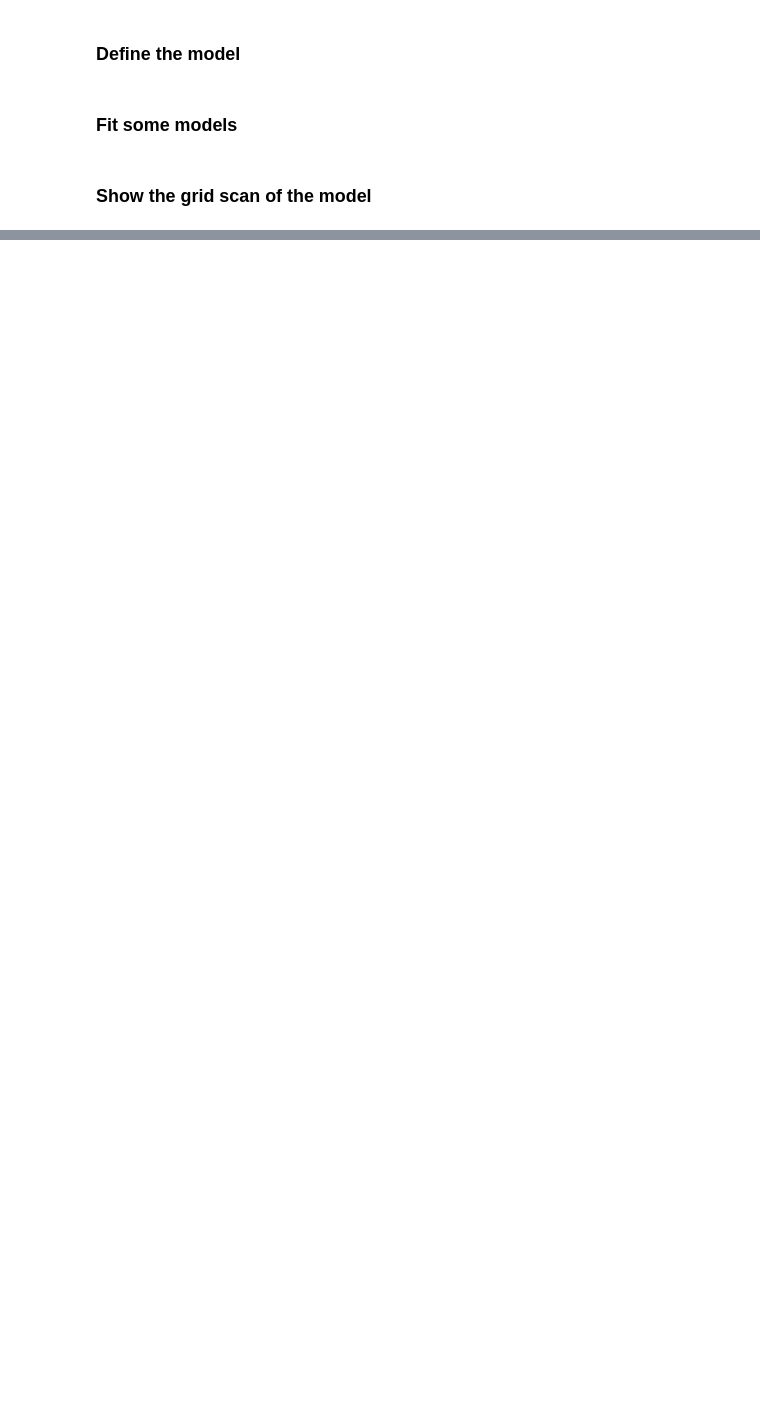
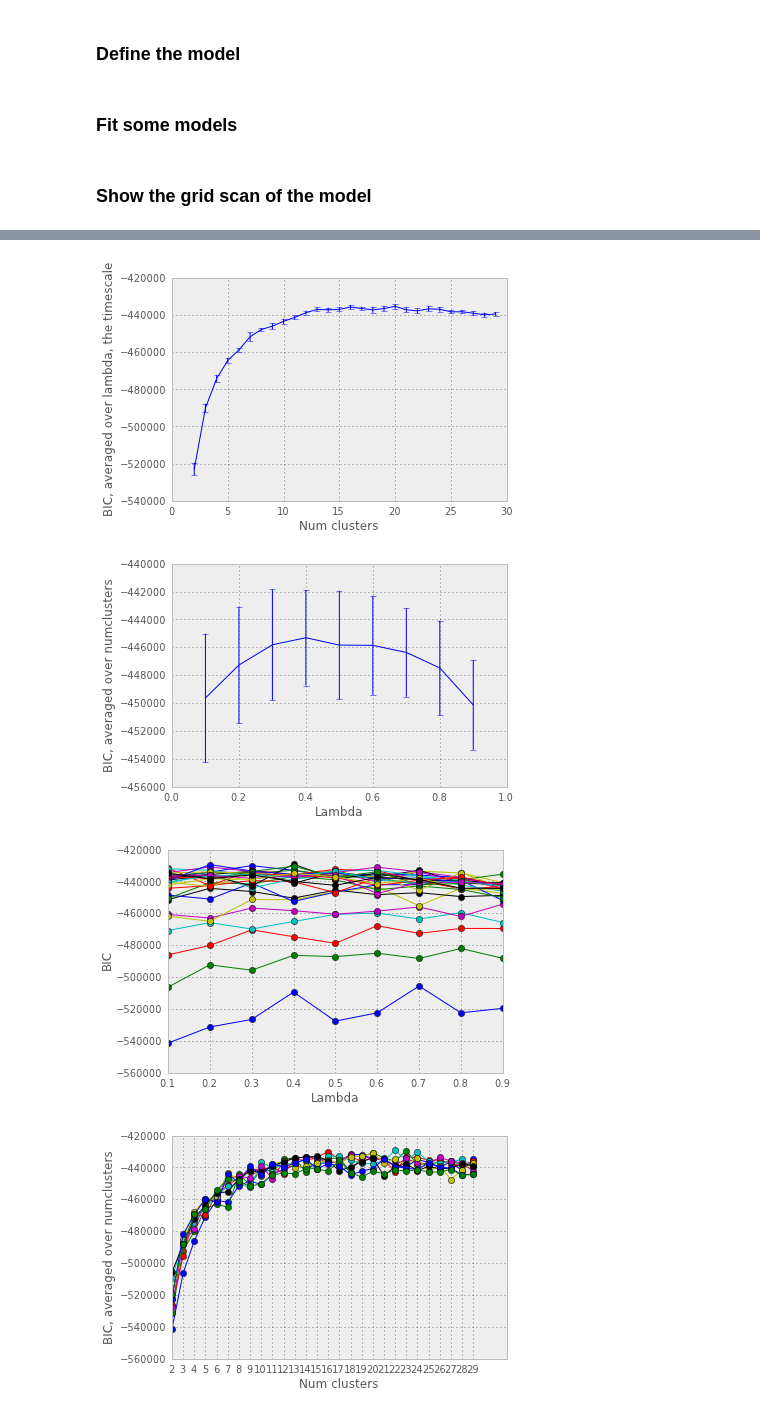
Before and after one commit to alexbw/pyhsmm, a Jupyter notebook: notebooks/Running EM BIC grid.ipynb, the cells around one changed output, grey strips where cells are left out. Saved outputs shown, nothing was run; the diff lists cells and outputs as text; code cells hidden in the pictures; blank space fills up the shorter version.

```diff
--- a/notebooks/Running EM BIC grid.ipynb
+++ b/notebooks/Running EM BIC grid.ipynb
@@ -225,0 +223,27 @@ def hinton(colors, sizes, colors_range=None, sizes_range=None, colormap=cm.jet,
+# %%
+figure()
+errorbar(all_num_states, -bicmap.mean(0), yerr=bicmap.std(0)/sqrt(bicmap.shape[0]))
+ylabel("BIC, averaged over lambda, the timescale")
+xlabel("Num clusters")
+
+figure()
+errorbar(all_timescale_lambda, -bicmap.mean(1), yerr=bicmap.std(1)/sqrt(bicmap.shape[1]))
+ylabel("BIC, averaged over numclusters")
+xlabel("Lambda")
+
+figure()
+plot(-bicmap, '-o')
+ylabel("BIC")
+xlabel("Lambda")
+xticks(range(len(all_timescale_lambda)), all_timescale_lambda);
+
+figure()
+plot(-bicmap.T, '-o')
+ylabel("BIC, averaged over numclusters")
+xlabel("Num clusters")
+xticks(range(len(all_num_states)), all_num_states);
+# %% [output]
+[figure, added]
+[figure, added]
+[figure, added]
+[figure, added]
```
Also changed, not shown: parts of 23 cells of this notebook, 1 other file.
